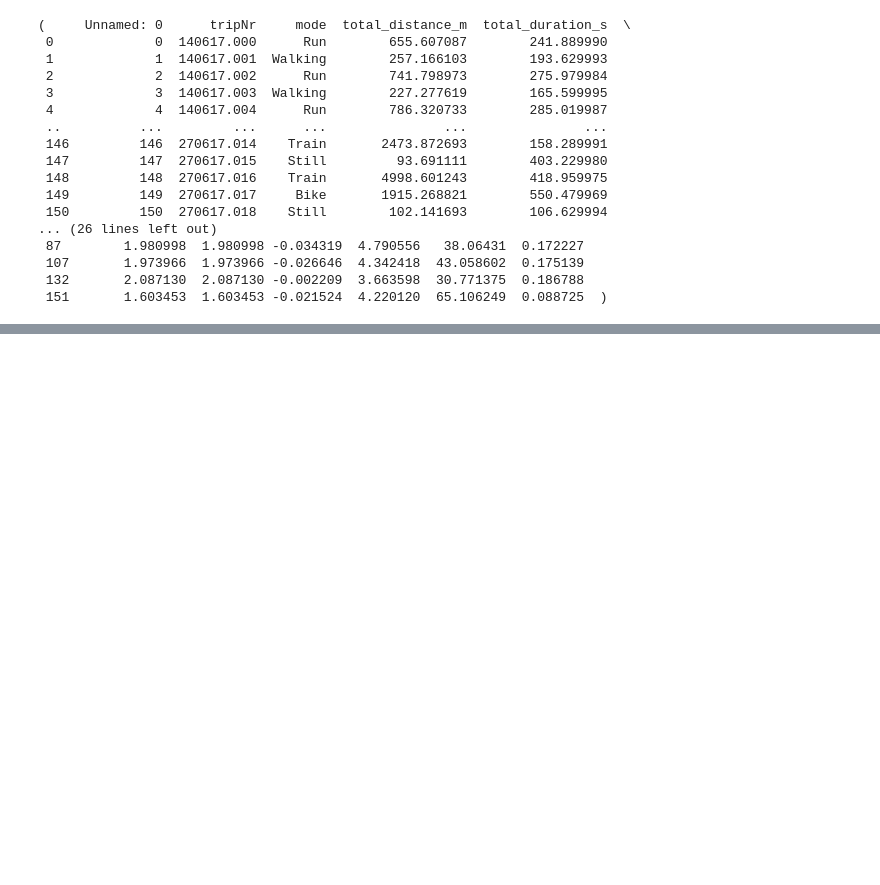
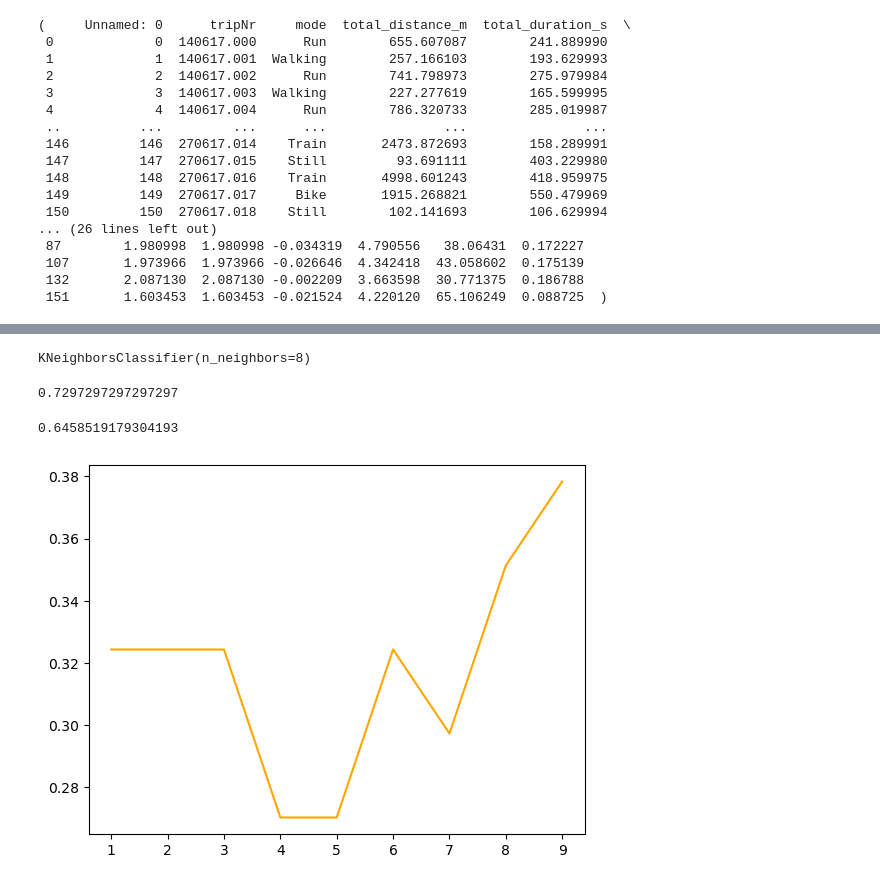
Before and after one commit to Eisoc/MDA0208, a Jupyter notebook: featureextraction.ipynb, the cells around one changed output, grey strips where cells are left out. Cells and saved outputs as stored; diff of their text form; code cells hidden in the pictures; blank space fills up the shorter version.

```diff
--- a/featureextraction.ipynb
+++ b/featureextraction.ipynb
@@ -151,5 +181,5 @@ df_labeled,df_unlabeled
 # %%
-suitable_features = ['vel_mean', 'acc_max', 'total_duration_s', 'total_distance_m',"vel_max", "RPA"]
+suitable_features = ['vel_mean', 'acc_mean', 'acc_max', 'total_duration_s', 'total_distance_m',"vel_max", "RPA"]
 X = df_labeled[suitable_features]
 X = X.values
 y = df_labeled['mode']
@@ -162,0 +210,14 @@ array(['Bike', 'Bus', 'Car', 'Run', 'Still', 'Subway', 'Train', 'Walking'],
+# %%
+from sklearn.model_selection import train_test_split
+from sklearn.model_selection import cross_val_score
+
+# INSERT CODE HERE | BEGIN",
+
+#X_train, X_test, y_train, y_test = train_test_split(X, y, test_size=0.1)
+X_train, X_test, y_train, y_test = train_test_split(X, y)
+
+# INSERT CODE HERE | END"
+print(X_train.shape)
+print(X_test.shape)
+print(y_train)
+print(y_test)
@@ -162,0 +246,11 @@ array(['Bike', 'Bus', 'Car', 'Run', 'Still', 'Subway', 'Train', 'Walking'],
+# %%
+from sklearn.neighbors import KNeighborsClassifier
+
+# Pick a value for K.
+
+K = 4
+
+# create an instance of Neighbours Classifier and fit the data / train the model
+
+knn = KNeighborsClassifier(n_neighbors = K)
+knn.fit(X_train, y_train)
@@ -162,0 +259,11 @@ array(['Bike', 'Bus', 'Car', 'Run', 'Still', 'Subway', 'Train', 'Walking'],
+# %%
+
+
+K = 4
+
+# create an instance of Neighbours Classifier and fit the data / train the model
+
+knng = KNeighborsClassifier(n_neighbors = 8)
+knng.fit(Xg_train, yg_train)
+# %% [output]
+KNeighborsClassifier(n_neighbors=8)
@@ -162,0 +275,41 @@ array(['Bike', 'Bus', 'Car', 'Run', 'Still', 'Subway', 'Train', 'Walking'],
+# %%
+from sklearn import metrics
+
+# INSERT CODE HERE | BEGIN",
+
+# INSERT CODE HERE | END"
+y_knn = knn.predict(X_test)
+knn_score = metrics.accuracy_score(y_test, y_knn)
+knn_score
+# %% [output]
+0.7297297297297297
+# %%
+
+
+# INSERT CODE HERE | BEGIN",
+
+# INSERT CODE HERE | END"
+yg_knn = knng.predict(Xg_test)
+knng_score = metrics.accuracy_score(yg_test, yg_knn)
+knng_score
+# %% [output]
+0.6458519179304193
+# %%
+from sklearn import metrics
+v=[]
+k_range = range(1,10)
+for k in k_range:
+    neighx = KNeighborsClassifier(n_neighbors = k)
+    neighx.fit(X_train,y_train)
+    pred_k = neighx.predict(X_test)
+    v.append(np.mean(pred_k != y_test))
+
+# INSERT CODE HERE | BEGIN",
+
+# INSERT CODE HERE | END"
+
+import matplotlib.pyplot as plt
+plt.plot(k_range,v,c='Orange',)
+plt.show()
+# %% [output]
+[figure, added]
```
Also changed, not shown: parts of 40 cells of this notebook.
